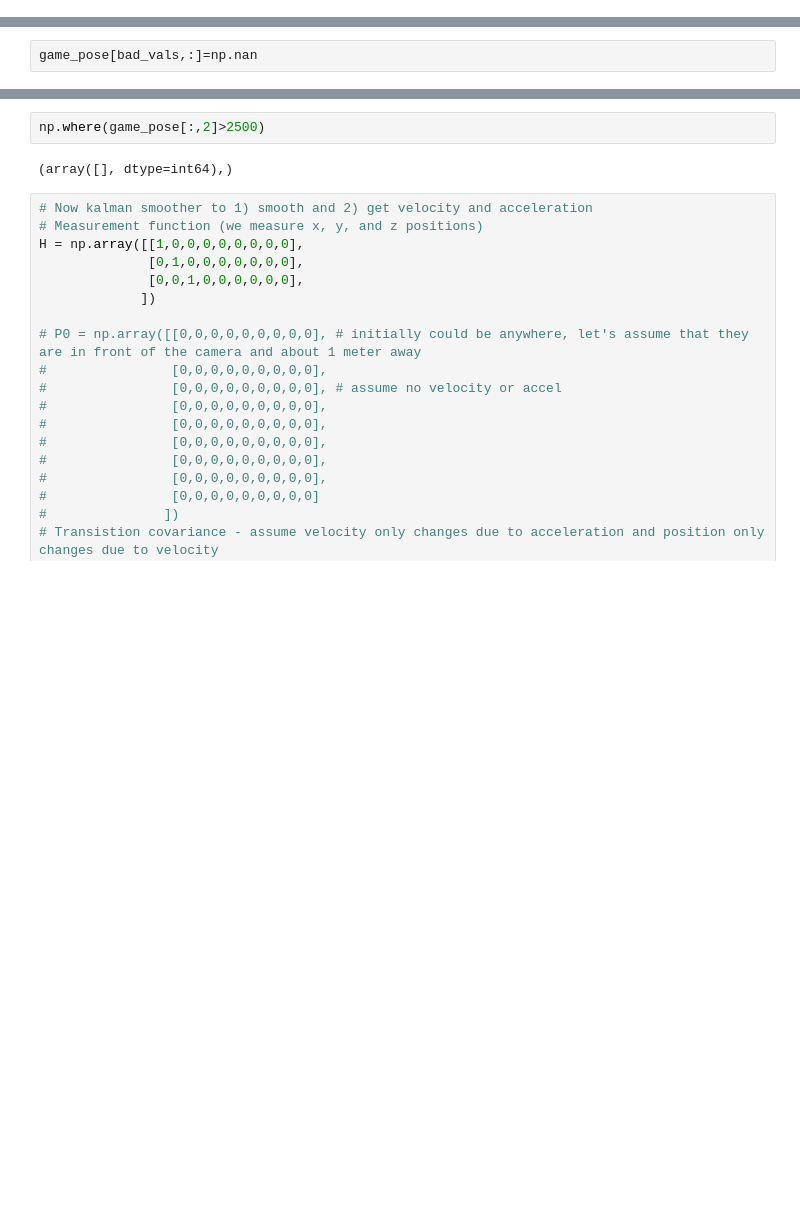
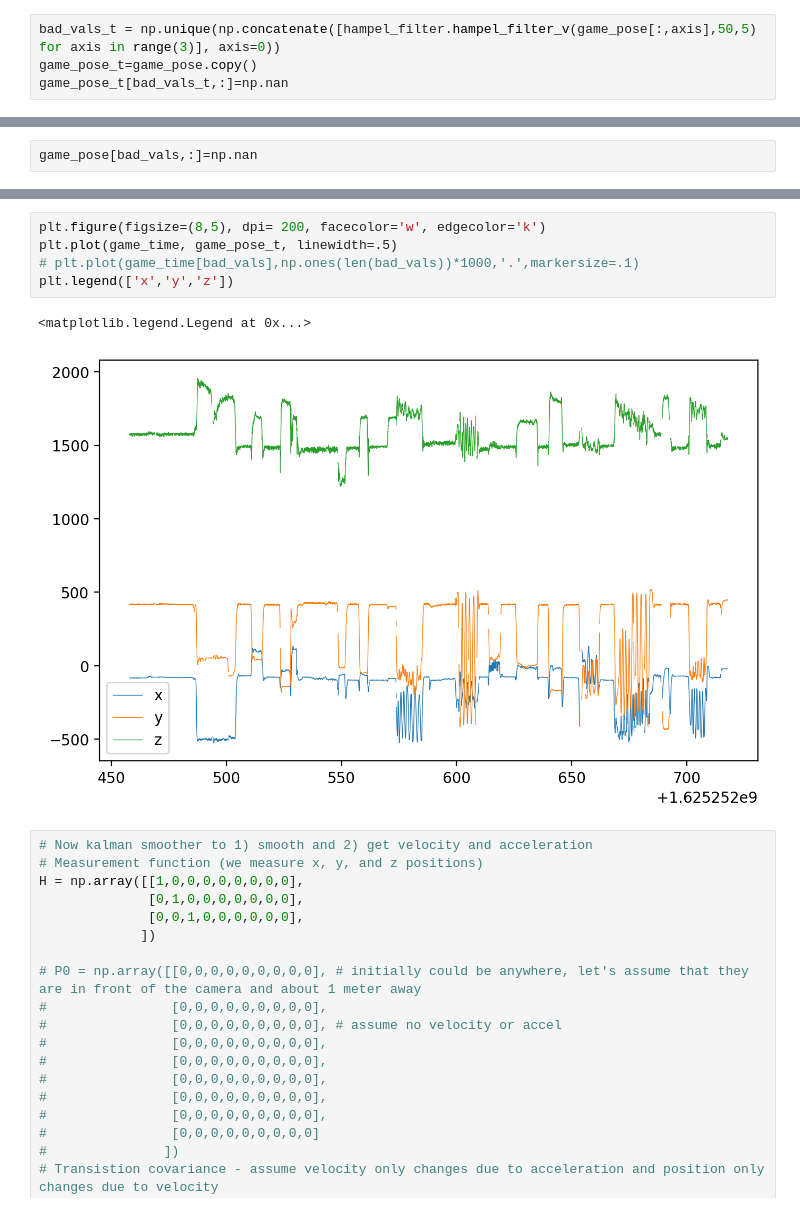
Before and after one commit to Rehab-Robotics-Lab/FloAssessmentPipeline, a Jupyter notebook: notebooks/simon_says_filtering.ipynb, the cells around one changed output, grey strips where cells are left out. Saved outputs shown, nothing was run; the diff lists cells and outputs as text; blank space fills up the shorter version.

```diff
--- a/notebooks/simon_says_filtering.ipynb
+++ b/notebooks/simon_says_filtering.ipynb
@@ -99,3 +99,7 @@ bad_vals = np.unique(np.concatenate([hampel_filter.hampel_filter(game_pose[:,axi
+# %%
+bad_vals_t = np.unique(np.concatenate([hampel_filter.hampel_filter_v(game_pose[:,axis],50,5) for axis in range(3)], axis=0))
+game_pose_t=game_pose.copy()
+game_pose_t[bad_vals_t,:]=np.nan
 # %%
 len(bad_vals)/len(game_pose)
 # %% [output]
@@ -113,7 +117,11 @@ plt.legend(['x','y','z'])
-# %%
-np.where(game_pose[:,2]>2500)
-# %% [output]
-(array([], dtype=int64),)
+# %%
+plt.figure(figsize=(8,5), dpi= 200, facecolor='w', edgecolor='k')
+plt.plot(game_time, game_pose_t, linewidth=.5)
+# plt.plot(game_time[bad_vals],np.ones(len(bad_vals))*1000,'.',markersize=.1)
+plt.legend(['x','y','z'])
+# %% [output]
+<matplotlib.legend.Legend at 0x...>
+[figure, added]
 # %%
 # Now kalman smoother to 1) smooth and 2) get velocity and acceleration
 # Measurement function (we measure x, y, and z positions)
```
Also changed, not shown: parts of 8 cells of this notebook, 12 other files.
